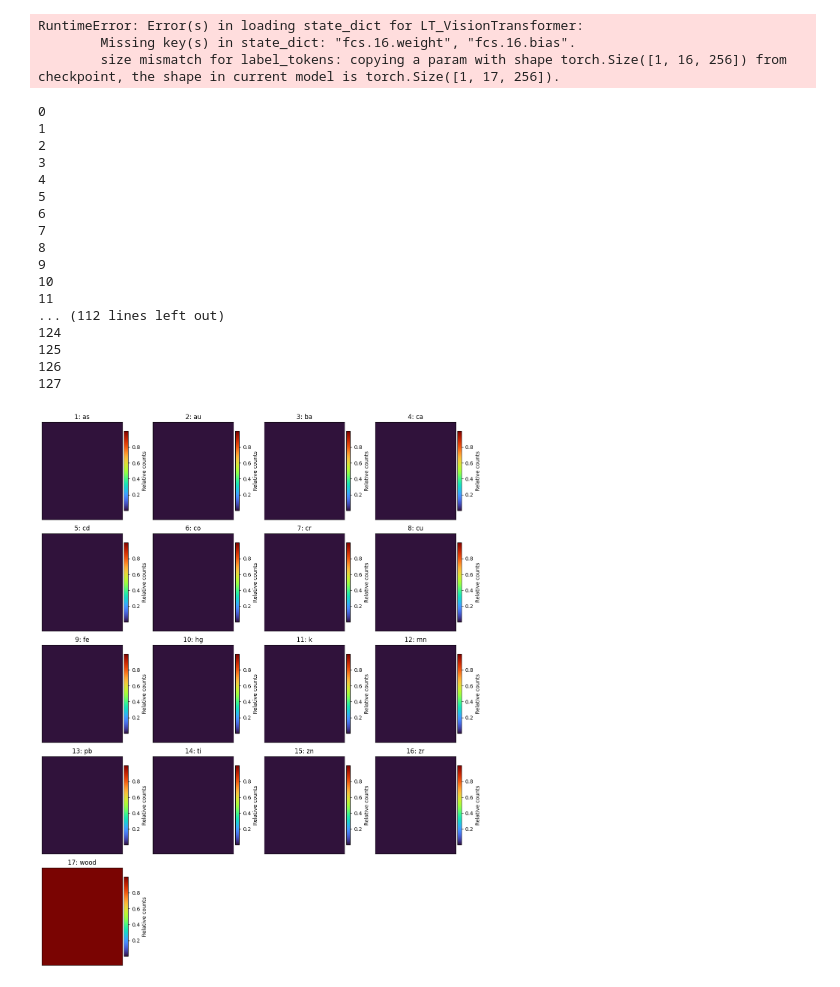
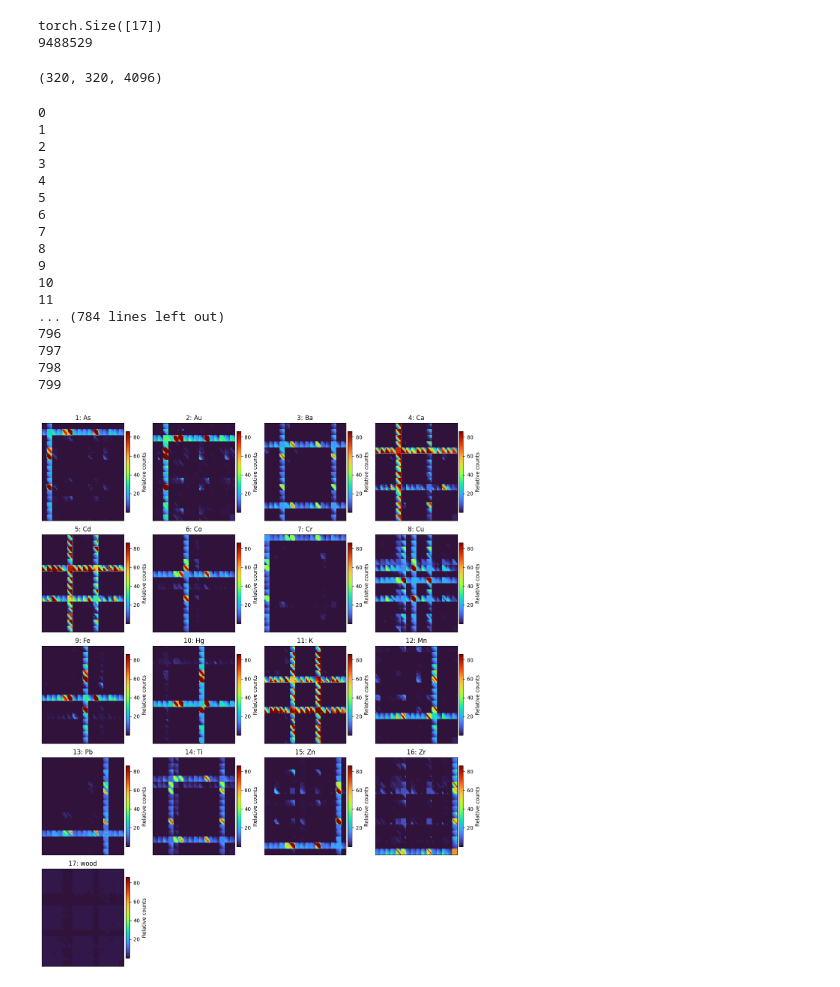
Before and after one commit to erzar0/masters-thesis, a Jupyter notebook: 6_evaluate.ipynb, the cells around one changed output. Saved outputs shown, nothing was run; the diff lists cells and outputs as text; code cells hidden in the pictures.

```diff
--- a/6_evaluate.ipynb
+++ b/6_evaluate.ipynb
@@ -1,7 +1,7 @@
 # %%
 from pathlib import Path
 from src.Elements import Elements
-from src.models import VisionTransformer, VisionTransformerCNN, LT_VisionTransformer, ResNet1D, XRFClassifier, select_model
+from src.models import create_model
 from torchview import draw_graph
 import graphviz
 import numpy as np
@@ -17,18 +17,20 @@ device = torch.device("cuda" if torch.cuda.is_available() else "cpu")
 # model = select_model("VisionTransformerCNN", device=device, num_classes=17)
 # model = select_model("ResNet1D", device=device, num_outputs=17)
 # model = select_model("VisionTransformer", device=device, num_classes=17)
-model = select_model("LT_VisionTransformer", device=device, num_classes=17)
+# model = create_model("lt_vit")
 # model = select_model("VisionTransformer", device=device, num_classes=17)
 
 # PATH = Path("data/model_weights/VisionTransformerCNN--2025-05-04--19-01-58")
 # PATH = Path("data/model_weights/ResNet1D--2025-05-04--17-52-50")
 # PATH = Path("data/model_weights/XRFNet4096--2025-05-04--02-03-01")
-PATH = Path("data/model_weights/LT_VisionTransformer--2025-05-03--23-59-21")
+# PATH = Path("data/model_weights/regression/lt_vit/trial_lt_vit_99.pt")
+PATH = Path("data/model_weights/regression/cnn_vit/trial_cnn_vit_62.pt")
 # PATH = Path("data/model_weights/VisionTransformer--2025-05-03--19-42-01")
 # PATH = Path("data/model_weights/XRFClassifier--2025-05-04--17-57-39")
 
-model.to(device)
-model.load_state_dict(torch.load(PATH, weights_only=True, map_location=device))
+
+model = torch.load(PATH, weights_only=False).to(device)
+# model.load_state_dict(torch.load(PATH, weights_only=True, map_location=device))
 model.eval()
 
 print(model(torch.tensor([1.0]*4096 * 64).reshape(64, 1, -1).to(device))[0].shape)
@@ -39,13 +41,15 @@ graph = draw_graph(model, input_size=(64, 1, 4096))
 graphviz.set_jupyter_format('png')
 
 # object = np.load("data/objects/processed/matka_boska_1x1_patches.npz", allow_pickle=True)
-object = np.load("data/objects/processed/pigment_palette_1x1_patches.npz", allow_pickle=True)
-# object = np.load("data/objects/processed/sobieski_1x1_patches.npz", allow_pickle=True)
-print(object)
+# object = np.load("data/objects/processed/pigment_palette_1x1_patches.npz", allow_pickle=True)
+# object = np.load("data/objects/processed/gasecki_1x1_patches.npz", allow_pickle=True)
 # %% [output]
-RuntimeError: Error(s) in loading state_dict for LT_VisionTransformer:
-        Missing key(s) in state_dict: "fcs.16.weight", "fcs.16.bias".
-        size mismatch for label_tokens: copying a param with shape torch.Size([1, 16, 256]) from checkpoint, the shape in current model is torch.Size([1, 17, 256]).
+torch.Size([17])
+9488529
+# %%
+print(object.shape)
+# %% [output]
+(320, 320, 4096)
 # %%
 # from sklearn.model_selection import train_test_split
 # from src.EvaluationUtils import EvaluationUtils
@@ -110,7 +114,7 @@ def downsample_average(image, factor=32):
 # %%
 import math
 from skimage.filters import gaussian
-# e_xy = gaussian(object["e_xy"], sigma=2)
+e_xy = gaussian(object["e_xy"], sigma=2)
 e_xy = object["e_xy"]
 H, W, C = e_xy.shape
 e_xy = e_xy.reshape(-1, C)
@@ -141,11 +145,11 @@ e_xy = e_xy.reshape(H, W, C)
 9
 10
 11
-... (112 lines left out)
-124
-125
-126
-127
+... (784 lines left out)
+796
+797
+798
+799
 # %%
 import torch
 import numpy as np
@@ -186,33 +190,33 @@ for i in range(depth):
     ax = axes[i]
 
     current_slice_np = normalized_np[:, :, i]
 
     mask_np = np.any(topk_indices_np == i, axis=-1)
 
     masked_slice_np = np.where(mask_np, current_slice_np, 0.0)
 
     filtered_slice = median(masked_slice_np, disk(2))
 
 
     im = ax.imshow(masked_slice_np, cmap='turbo', aspect='auto', vmin=vmin, vmax=vmax)
 
     cbar = plt.colorbar(im, ax=ax, pad=0.02, fraction=0.046)
     cbar.set_label("Relative counts")
 
     try:
-        ax.set_title(label=f'{i+1}: {Elements.NUM2SYMBOL[i]}' if i < len(Elements.NUM2SYMBOL) else f'{i+1}: wood')
+        ax.set_title(label=f'{i+1}: {Elements.NUM2SYMBOL[i].capitalize()}' if i < len(Elements.NUM2SYMBOL) else f'{i+1}: wood')
     except NameError:
          ax.set_title(label=f'Slice {i+1}')
 
 
     ax.set_xticks([])
     ax.set_yticks([])
 
 for j in range(depth, len(axes)):
     fig.delaxes(axes[j])
 
 plt.tight_layout()
 
-plt.show()
+plt.savefig("gasecki.png")
 # %% [output]
-[figure, old version]
+[figure, new version]
```
Also changed, not shown: parts of 3 cells of this notebook, 11 other files.
